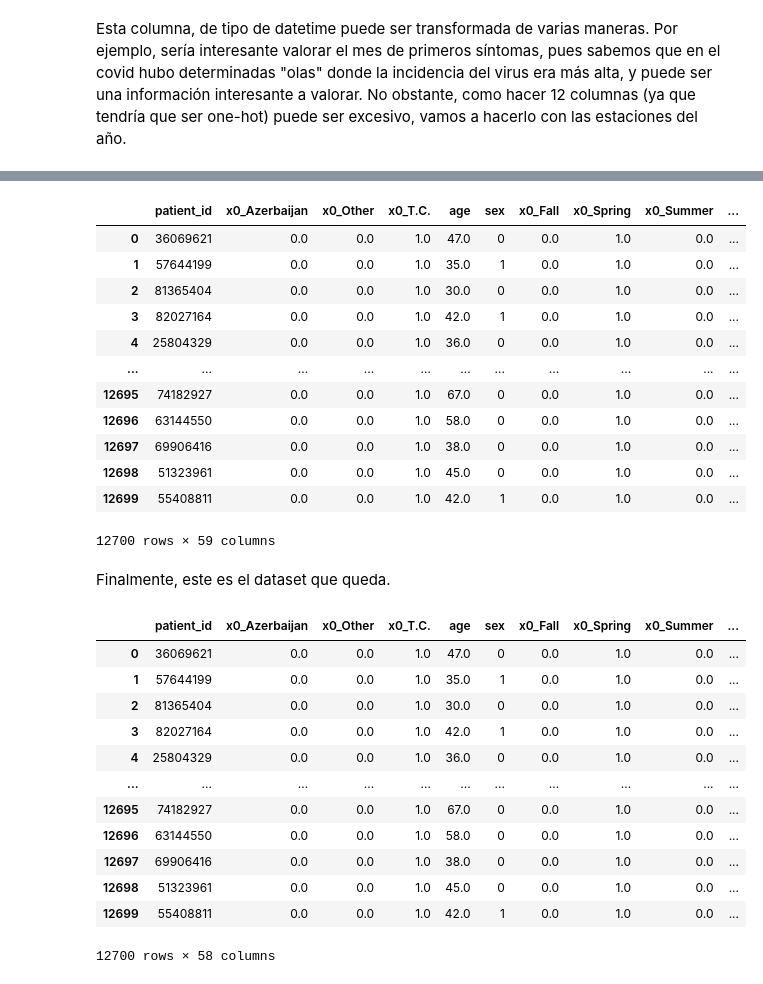
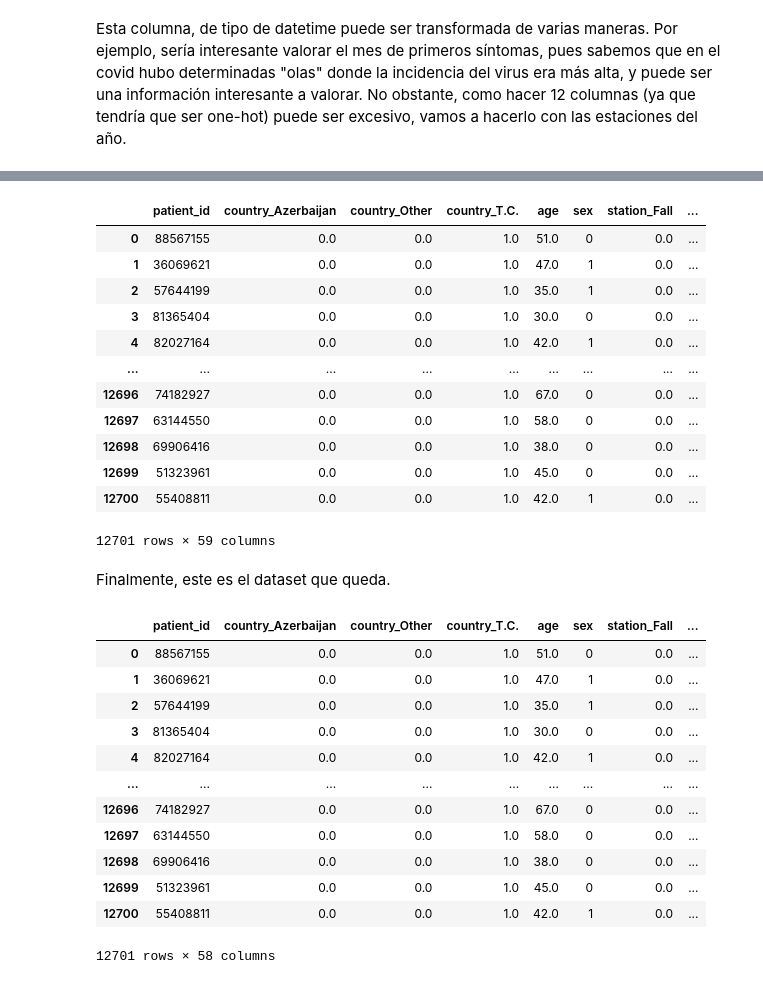
Before and after one commit to javipzv/hospital-data-analysis-and-prediction, a Jupyter notebook: preprocessing_data2.ipynb, the cells around one changed output, grey strips where cells are left out. Cells and saved outputs as stored; diff of their text form; code cells hidden in the pictures.

```diff
--- a/preprocessing_data2.ipynb
+++ b/preprocessing_data2.ipynb
@@ -50,5 +48,3 @@ En primer lugar, observamos que la primera fila está compuesta de valores nulos
-# %%
-data2.drop(index=0, inplace=True)
 # %% [markdown]
 ## ¿Columnas redundantes?
 # %% [markdown]
@@ -103,7 +96,7 @@ data2[data2['patient_id'] == data2['patient_id'].iloc[0]]
 # %% [markdown]
 Como observamos, en el caso de este paciente, se trata de un hombre, por tanto vamos a sustituir dicho valor y veremos si hay mas incoherencias en esta columna.
 # %%
-data2.loc[1, 'sex'] = 'E'
+data2.loc[0, 'sex'] = 'E'
 # %%
 data2['sex'].value_counts()
 # %% [output]
@@ -396,7 +381,9 @@ country_of_residence_encoder = OneHotEncoder(sparse_output=False)
 
 encoded_country_of_residence = country_of_residence_encoder.fit_transform(data2['country_of_residence'].values.reshape(-1, 1))
 
-encoded_country_of_residence_df = pd.DataFrame(encoded_country_of_residence, columns=country_of_residence_encoder.get_feature_names_out())
+columns_with_prefix = country_of_residence_encoder.get_feature_names_out(['country'])
+
+encoded_country_of_residence_df = pd.DataFrame(encoded_country_of_residence, columns=columns_with_prefix)
 
 data2 = data2.reset_index(drop=True)
 data2 = pd.concat([data2['patient_id'], encoded_country_of_residence_df, data2.loc[:, 'age':]], axis=1)
@@ -842,27 +827,29 @@ data2
 # %%
 station_encoder = OneHotEncoder(sparse_output=False)
 
 encoded_station = station_encoder.fit_transform(data2['station'].values.reshape(-1, 1))
 
-encoded_station_df = pd.DataFrame(encoded_station, columns=station_encoder.get_feature_names_out())
+columns_with_prefix = station_encoder.get_feature_names_out(['station'])
+
+encoded_station_df = pd.DataFrame(encoded_station, columns=columns_with_prefix)
 
 data2 = data2.reset_index(drop=True)
 data2 = pd.concat([data2.loc[:, :'sex'], encoded_station_df, data2.loc[:, 'fever_temperature':]], axis=1)
 data2
 # %% [output]
-|  | patient_id | x0_Azerbaijan | x0_Other | x0_T.C. | age | sex | x0_Fall | x0_Spring | x0_Summer | ... |
-| 0 | 36069621 | 0.0 | 0.0 | 1.0 | 47.0 | 0 | 0.0 | 1.0 | 0.0 | ... |
-| 1 | 57644199 | 0.0 | 0.0 | 1.0 | 35.0 | 1 | 0.0 | 1.0 | 0.0 | ... |
-| 2 | 81365404 | 0.0 | 0.0 | 1.0 | 30.0 | 0 | 0.0 | 1.0 | 0.0 | ... |
-| 3 | 82027164 | 0.0 | 0.0 | 1.0 | 42.0 | 1 | 0.0 | 1.0 | 0.0 | ... |
-| 4 | 25804329 | 0.0 | 0.0 | 1.0 | 36.0 | 0 | 0.0 | 1.0 | 0.0 | ... |
-| ... | ... | ... | ... | ... | ... | ... | ... | ... | ... | ... |
-| 12695 | 74182927 | 0.0 | 0.0 | 1.0 | 67.0 | 0 | 0.0 | 1.0 | 0.0 | ... |
-| 12696 | 63144550 | 0.0 | 0.0 | 1.0 | 58.0 | 0 | 0.0 | 1.0 | 0.0 | ... |
-| 12697 | 69906416 | 0.0 | 0.0 | 1.0 | 38.0 | 0 | 0.0 | 1.0 | 0.0 | ... |
-| 12698 | 51323961 | 0.0 | 0.0 | 1.0 | 45.0 | 0 | 0.0 | 1.0 | 0.0 | ... |
-| 12699 | 55408811 | 0.0 | 0.0 | 1.0 | 42.0 | 1 | 0.0 | 1.0 | 0.0 | ... |
+|  | patient_id | country_Azerbaijan | country_Other | country_T.C. | age | sex | station_Fall | ... |
+| 0 | 88567155 | 0.0 | 0.0 | 1.0 | 51.0 | 0 | 0.0 | ... |
+| 1 | 36069621 | 0.0 | 0.0 | 1.0 | 47.0 | 1 | 0.0 | ... |
+| 2 | 57644199 | 0.0 | 0.0 | 1.0 | 35.0 | 1 | 0.0 | ... |
+| 3 | 81365404 | 0.0 | 0.0 | 1.0 | 30.0 | 0 | 0.0 | ... |
+| 4 | 82027164 | 0.0 | 0.0 | 1.0 | 42.0 | 1 | 0.0 | ... |
+| ... | ... | ... | ... | ... | ... | ... | ... | ... |
+| 12696 | 74182927 | 0.0 | 0.0 | 1.0 | 67.0 | 0 | 0.0 | ... |
+| 12697 | 63144550 | 0.0 | 0.0 | 1.0 | 58.0 | 0 | 0.0 | ... |
+| 12698 | 69906416 | 0.0 | 0.0 | 1.0 | 38.0 | 0 | 0.0 | ... |
+| 12699 | 51323961 | 0.0 | 0.0 | 1.0 | 45.0 | 0 | 0.0 | ... |
+| 12700 | 55408811 | 0.0 | 0.0 | 1.0 | 42.0 | 1 | 0.0 | ... |
-12700 rows × 59 columns
+12701 rows × 59 columns
 # %%
 data2.drop(['station'], axis=1, inplace=True)
 # %% [markdown]
@@ -870,16 +857,16 @@ Finalmente, este es el dataset que queda.
 # %%
 data2
 # %% [output]
-|  | patient_id | x0_Azerbaijan | x0_Other | x0_T.C. | age | sex | x0_Fall | x0_Spring | x0_Summer | ... |
-| 0 | 36069621 | 0.0 | 0.0 | 1.0 | 47.0 | 0 | 0.0 | 1.0 | 0.0 | ... |
-| 1 | 57644199 | 0.0 | 0.0 | 1.0 | 35.0 | 1 | 0.0 | 1.0 | 0.0 | ... |
-| 2 | 81365404 | 0.0 | 0.0 | 1.0 | 30.0 | 0 | 0.0 | 1.0 | 0.0 | ... |
-| 3 | 82027164 | 0.0 | 0.0 | 1.0 | 42.0 | 1 | 0.0 | 1.0 | 0.0 | ... |
-| 4 | 25804329 | 0.0 | 0.0 | 1.0 | 36.0 | 0 | 0.0 | 1.0 | 0.0 | ... |
-| ... | ... | ... | ... | ... | ... | ... | ... | ... | ... | ... |
-| 12695 | 74182927 | 0.0 | 0.0 | 1.0 | 67.0 | 0 | 0.0 | 1.0 | 0.0 | ... |
-| 12696 | 63144550 | 0.0 | 0.0 | 1.0 | 58.0 | 0 | 0.0 | 1.0 | 0.0 | ... |
-| 12697 | 69906416 | 0.0 | 0.0 | 1.0 | 38.0 | 0 | 0.0 | 1.0 | 0.0 | ... |
-| 12698 | 51323961 | 0.0 | 0.0 | 1.0 | 45.0 | 0 | 0.0 | 1.0 | 0.0 | ... |
-| 12699 | 55408811 | 0.0 | 0.0 | 1.0 | 42.0 | 1 | 0.0 | 1.0 | 0.0 | ... |
+|  | patient_id | country_Azerbaijan | country_Other | country_T.C. | age | sex | station_Fall | ... |
+| 0 | 88567155 | 0.0 | 0.0 | 1.0 | 51.0 | 0 | 0.0 | ... |
+| 1 | 36069621 | 0.0 | 0.0 | 1.0 | 47.0 | 1 | 0.0 | ... |
+| 2 | 57644199 | 0.0 | 0.0 | 1.0 | 35.0 | 1 | 0.0 | ... |
+| 3 | 81365404 | 0.0 | 0.0 | 1.0 | 30.0 | 0 | 0.0 | ... |
+| 4 | 82027164 | 0.0 | 0.0 | 1.0 | 42.0 | 1 | 0.0 | ... |
+| ... | ... | ... | ... | ... | ... | ... | ... | ... |
+| 12696 | 74182927 | 0.0 | 0.0 | 1.0 | 67.0 | 0 | 0.0 | ... |
+| 12697 | 63144550 | 0.0 | 0.0 | 1.0 | 58.0 | 0 | 0.0 | ... |
+| 12698 | 69906416 | 0.0 | 0.0 | 1.0 | 38.0 | 0 | 0.0 | ... |
+| 12699 | 51323961 | 0.0 | 0.0 | 1.0 | 45.0 | 0 | 0.0 | ... |
+| 12700 | 55408811 | 0.0 | 0.0 | 1.0 | 42.0 | 1 | 0.0 | ... |
-12700 rows × 58 columns
+12701 rows × 58 columns
```
Also changed, not shown: parts of 40 cells of this notebook, 4 other files.
